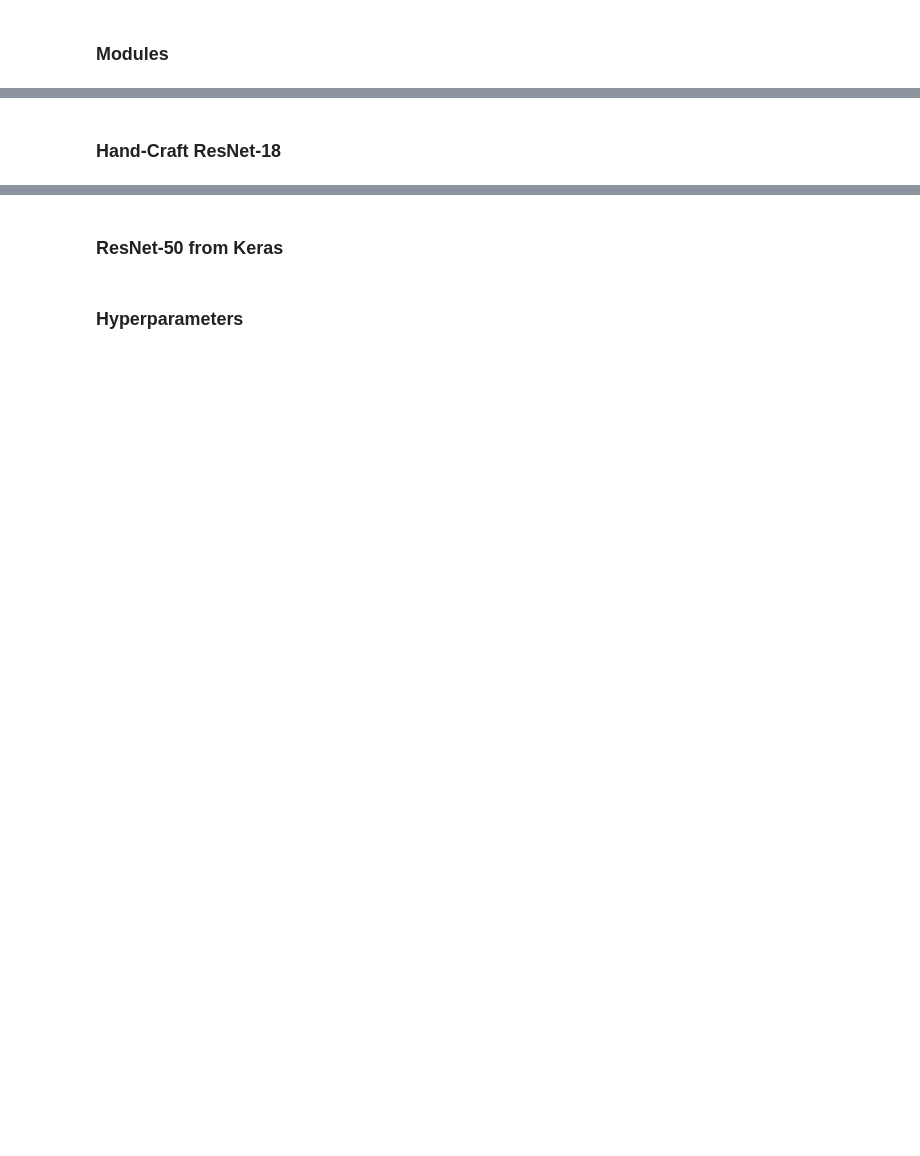
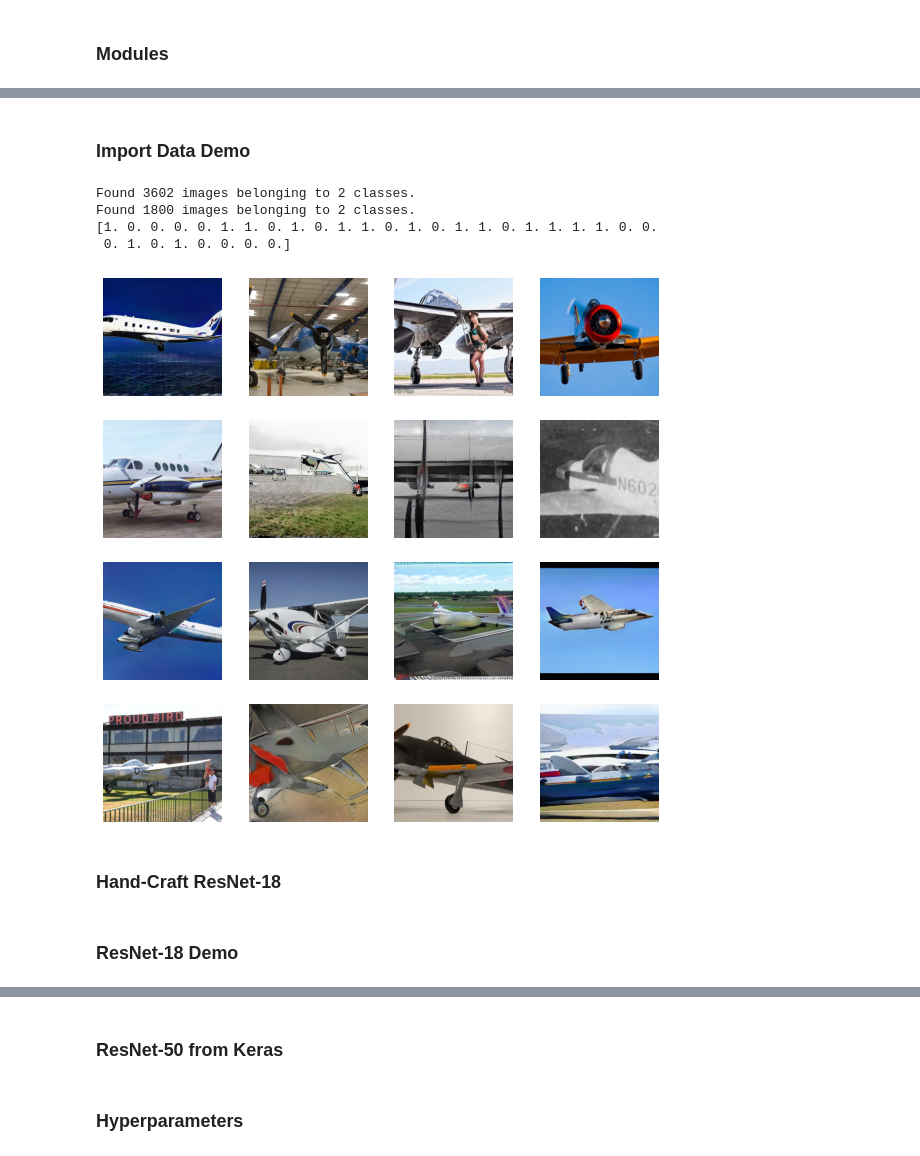
Before and after one commit to brian-fb/CNNDetection-TF2.0, a Jupyter notebook: Code_Snippets.ipynb, the cells around one changed output, grey strips where cells are left out. Cells and saved outputs as stored; diff of their text form; code cells hidden in the pictures; blank space fills up the shorter version.

Commit message:
data import demo

```diff
--- a/Code_Snippets.ipynb
+++ b/Code_Snippets.ipynb
@@ -20,3 +25,29 @@ os.environ['KMP_DUPLICATE_LIB_OK'] = 'True'
+# %% [markdown]
+### Import Data Demo
+# %%
+img_gen = tf.keras.preprocessing.image.ImageDataGenerator(validation_split = 0.90, rescale = 1./255)
+val_gen = tf.keras.preprocessing.image.ImageDataGenerator(validation_split = 0.05, rescale = 1.0/255)
+data_dir = '../e4040-proj-data/airplane'
+training = img_gen.flow_from_directory(data_dir, subset = 'training' , shuffle = True,
+                                        class_mode = 'binary')
+validation = val_gen.flow_from_directory(data_dir, subset = 'validation' , shuffle = True,
+                                         class_mode = 'binary')
+
+#pic size 256*256*3
+a,  b= training.next()
+print(b)
+fig = plt.figure(figsize=(10,10))
+
+for i in range(16):
+    ax = fig.add_subplot(4,4,i+1)
+    ax.imshow(a[i,:].reshape(256,256,3))
+    ax.axis('off')
+# %% [output]
+Found 3602 images belonging to 2 classes.
+Found 1800 images belonging to 2 classes.
+[1. 0. 0. 0. 0. 1. 1. 0. 1. 0. 1. 1. 0. 1. 0. 1. 1. 0. 1. 1. 1. 1. 0. 0.
+ 0. 1. 0. 1. 0. 0. 0. 0.]
+[figure, added]
 # %% [markdown]
 ### Hand-Craft ResNet-18
 # %%
@@ -26,0 +58,2 @@ model.build(input_shape=(None,H,W,C))
+# %% [markdown]
+### ResNet-18 Demo
```
Also changed, not shown: parts of 6 cells of this notebook, 1 other file.
